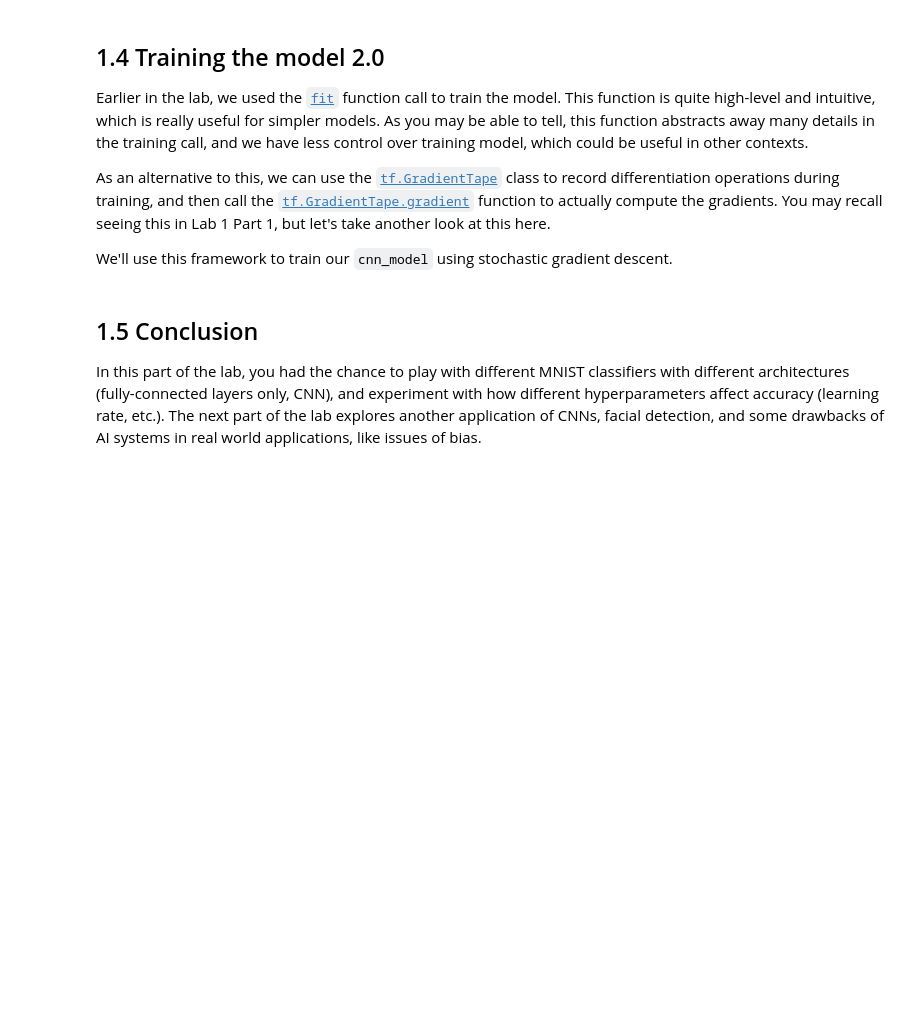
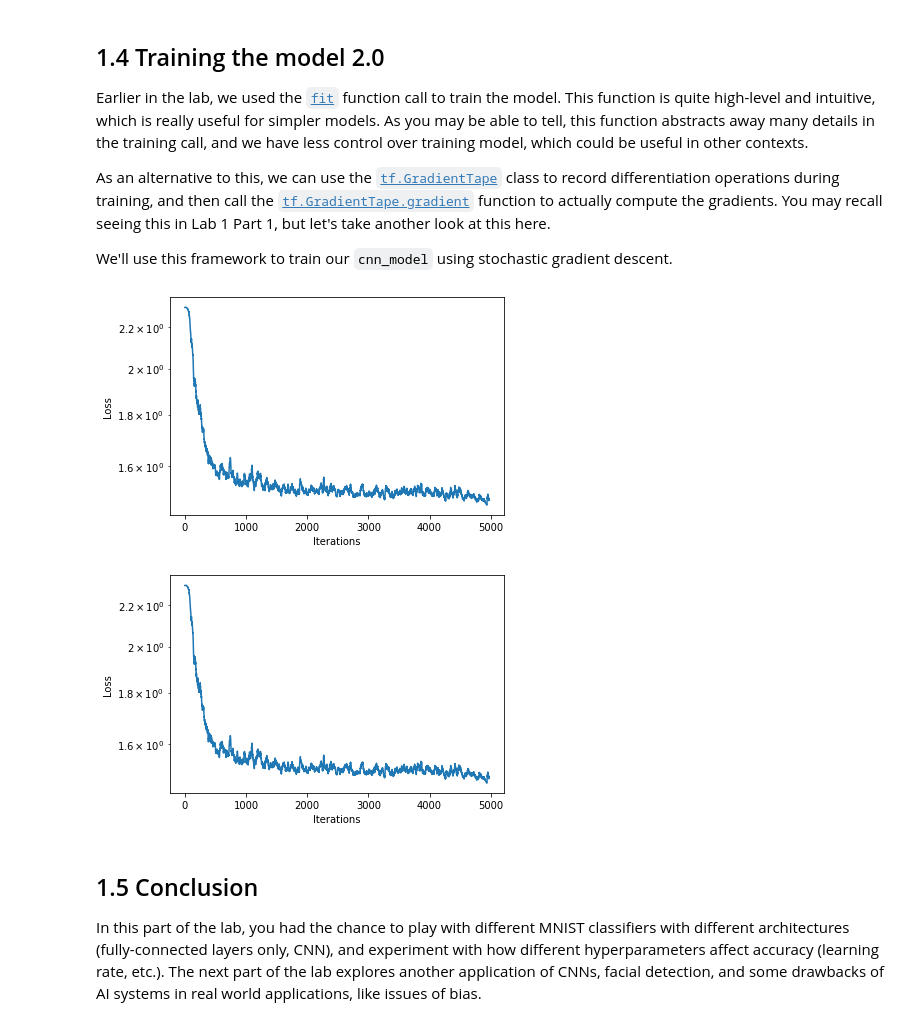
Before and after one commit to michael-rh/introtodeeplearning, a Jupyter notebook: lab2/Part1_MNIST.ipynb, the cells around one changed output. Drawn from its saved outputs; the diff is of its cells as text; code cells hidden in the pictures; blank space fills up the shorter version.

```diff
--- a/lab2/Part1_MNIST.ipynb
+++ b/lab2/Part1_MNIST.ipynb
@@ -280,35 +371,38 @@ We'll use this framework to train our `cnn_model` using stochastic gradient desc
 # %%
 # Rebuild the CNN model
 cnn_model = build_cnn_model()
 
 batch_size = 12
 loss_history = mdl.util.LossHistory(smoothing_factor=0.95) # to record the evolution of the loss
 plotter = mdl.util.PeriodicPlotter(sec=2, xlabel='Iterations', ylabel='Loss', scale='semilogy')
 optimizer = tf.keras.optimizers.SGD(learning_rate=1e-2) # define our optimizer
 
 if hasattr(tqdm, '_instances'): tqdm._instances.clear() # clear if it exists
 
 for idx in tqdm(range(0, train_images.shape[0], batch_size)):
   # First grab a batch of training data and convert the input images to tensors
   (images, labels) = (train_images[idx:idx+batch_size], train_labels[idx:idx+batch_size])
   images = tf.convert_to_tensor(images, dtype=tf.float32)
 
   # GradientTape to record differentiation operations
   with tf.GradientTape() as tape:
     #'''TODO: feed the images into the model and obtain the predictions'''
-    logits = # TODO
+    logits = cnn_model(images)
 
     #'''TODO: compute the categorical cross entropy loss
-    loss_value = tf.keras.backend.sparse_categorical_crossentropy() # TODO
+    loss_value = tf.keras.backend.sparse_categorical_crossentropy(target = labels,output=logits,from_logits=True) # TODO
 
   loss_history.append(loss_value.numpy().mean()) # append the loss to the loss_history record
   plotter.plot(loss_history.get())
 
   # Backpropagation
   '''TODO: Use the tape to compute the gradient against all parameters in the CNN model.
       Use cnn_model.trainable_variables to access these parameters.'''
-  grads = # TODO
+  grads = tape.gradient(loss_value,cnn_model.trainable_variables)
   optimizer.apply_gradients(zip(grads, cnn_model.trainable_variables))
+# %% [output]
+[figure, added]
+[figure, added]
 # %% [markdown]
 ## 1.5 Conclusion
 In this part of the lab, you had the chance to play with different MNIST classifiers with different architectures (fully-connected layers only, CNN), and experiment with how different hyperparameters affect accuracy (learning rate, etc.). The next part of the lab explores another application of CNNs, facial detection, and some drawbacks of AI systems in real world applications, like issues of bias.
```
Also changed, not shown: parts of 15 cells of this notebook.
